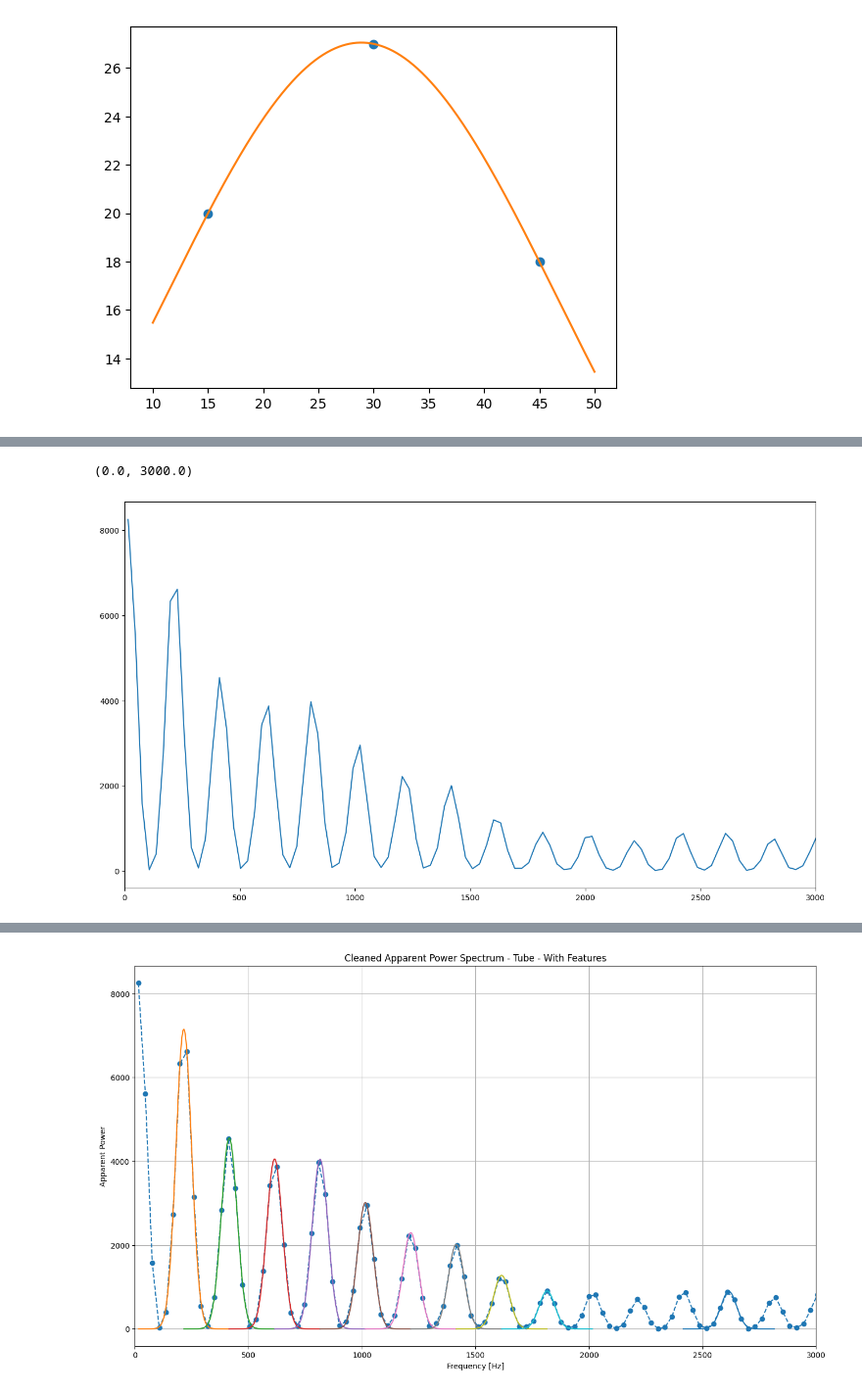
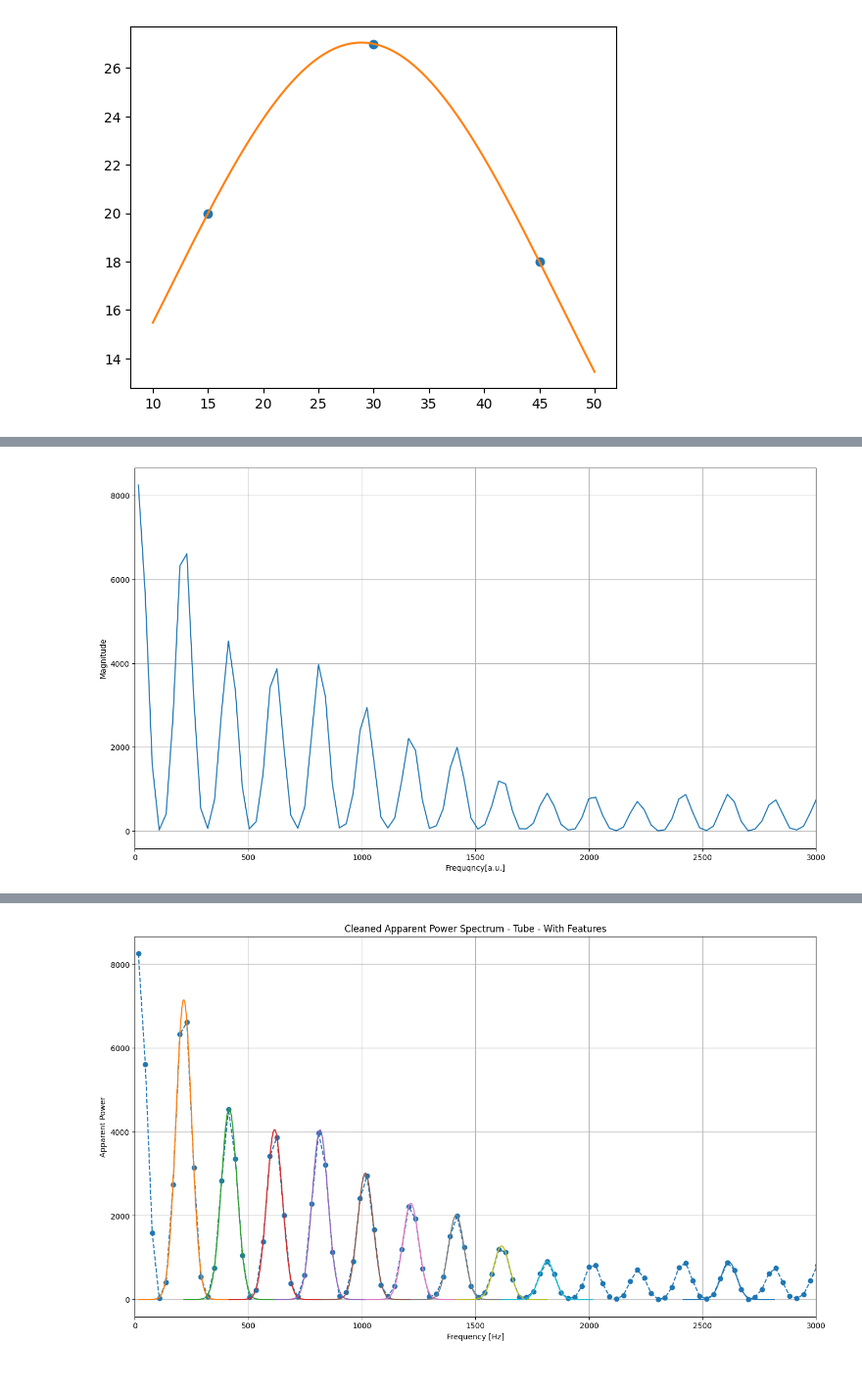
Before and after one commit to fair-acc/pulsed-power-ml, a Jupyter notebook: src/pulsed_power_ml/notebooks/FAIRTestNobebook_NB_2022-09-27.ipynb, the cells around one changed output, grey strips where cells are left out. Shown at 98% size. Drawn from its saved outputs; the diff is of its cells as text; code cells hidden in the pictures.

```diff
--- a/src/pulsed_power_ml/notebooks/FAIRTestNobebook_NB_2022-09-27.ipynb
+++ b/src/pulsed_power_ml/notebooks/FAIRTestNobebook_NB_2022-09-27.ipynb
@@ -35,5 +54,5 @@ data_point_array = read_training_files(folder, fft_size)
 # %%
-background_vector = data_point_array[100:125, int(2*fft_size/2):int(3*fft_size/2)]
+background_vector = data_point_array[50:75, int(2*fft_size/2):int(3*fft_size/2)]
 # %%
 for i in range(background_vector.shape[0]):
     background_vector[i] = 10**background_vector[i]
@@ -73,12 +84,14 @@ cleaned_spectrum = signal - background
 # %%
 fig = plt.figure(figsize=(16,9))
 ax = fig.add_subplot()
 freq = get_frequencies_from_spectrum(cleaned_spectrum, 2_000_000)
 ax.plot(freq, cleaned_spectrum)
 ax.set_xlim([0, 3_000])
+ax.set_xlabel("Frequqncy[a.u.]")
+ax.set_ylabel("Magnitude")
+ax.grid(True)
 # %% [output]
-(0.0, 3000.0)
-[figure, old version]
+[figure, new version]
 # %%
 feature_vector = calculate_feature_vector(cleaned_spectrum,10,2**16,2_000_000)
 # %%
```
Also changed, not shown: parts of 18 cells of this notebook, 2 other files.
